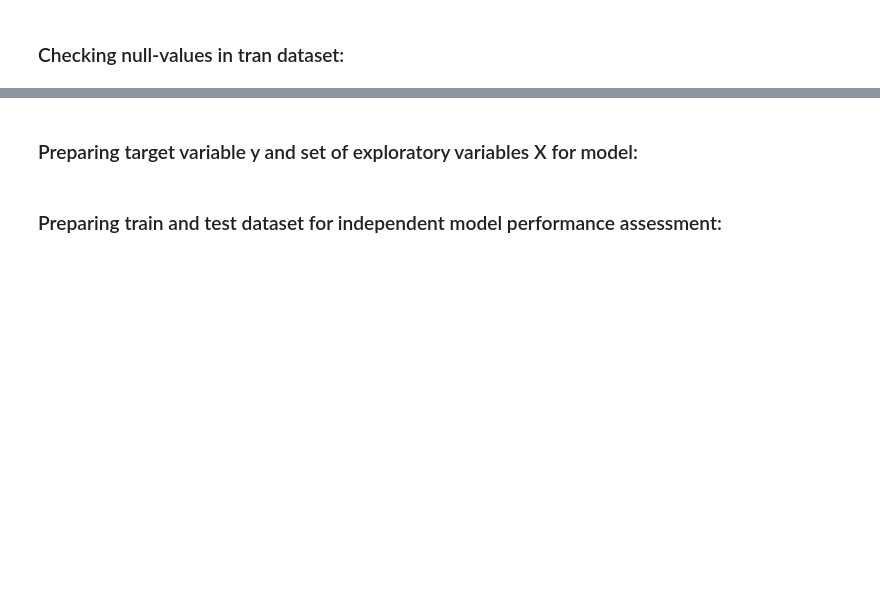
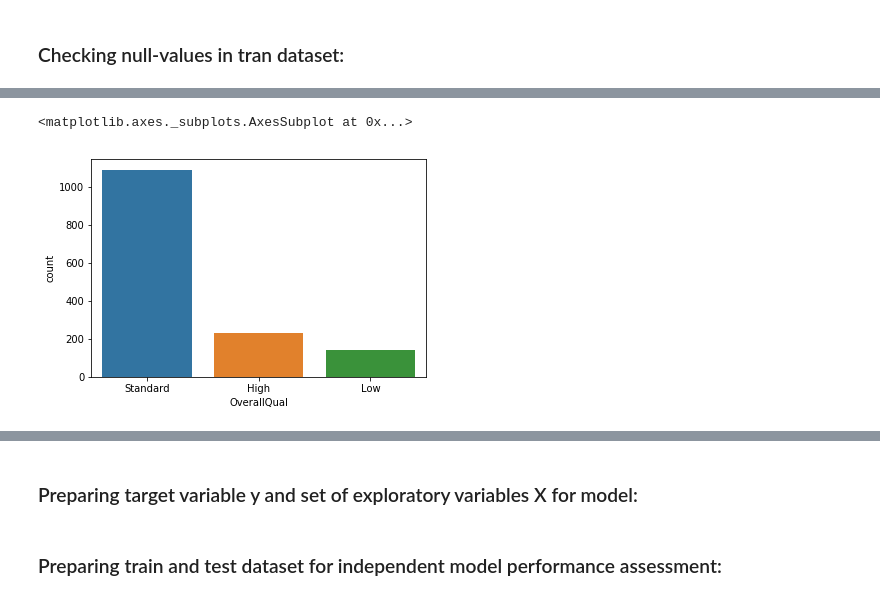
Before and after one commit to adriannawolowiec/regression-in-Python, a Jupyter notebook: intro-to-linear-regression.ipynb, the cells around one changed output, grey strips where cells are left out. Drawn from its saved outputs; the diff is of its cells as text; code cells hidden in the pictures; blank space fills up the shorter version.

```diff
--- a/intro-to-linear-regression.ipynb
+++ b/intro-to-linear-regression.ipynb
@@ -101,0 +187,5 @@ memory usage: 924.0+ KB
+# %%
+sns.countplot(x='OverallQual', data=train)
+# %% [output]
+<matplotlib.axes._subplots.AxesSubplot at 0x...>
+[figure, added]
```
Also changed, not shown: parts of 45 cells of this notebook.
